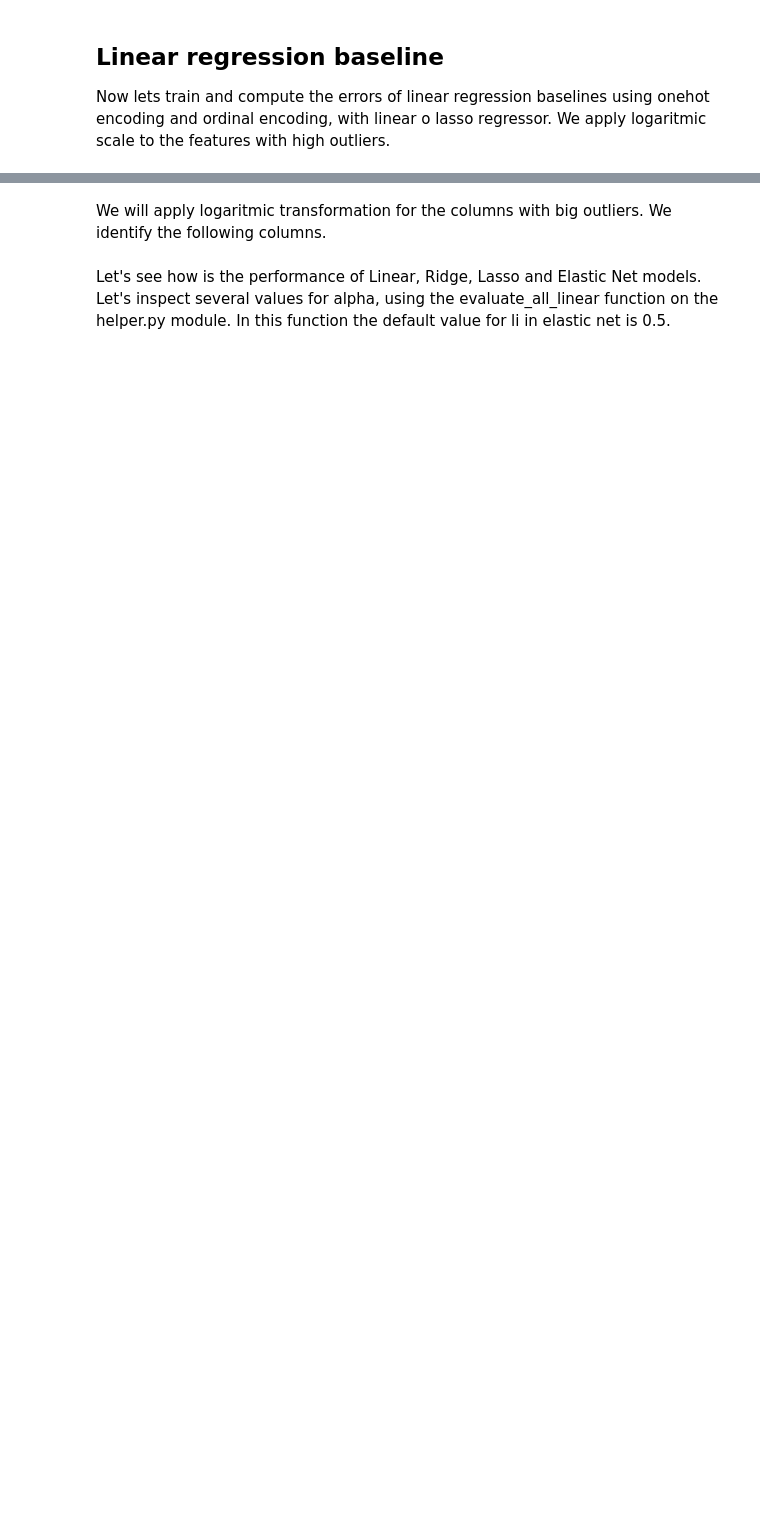
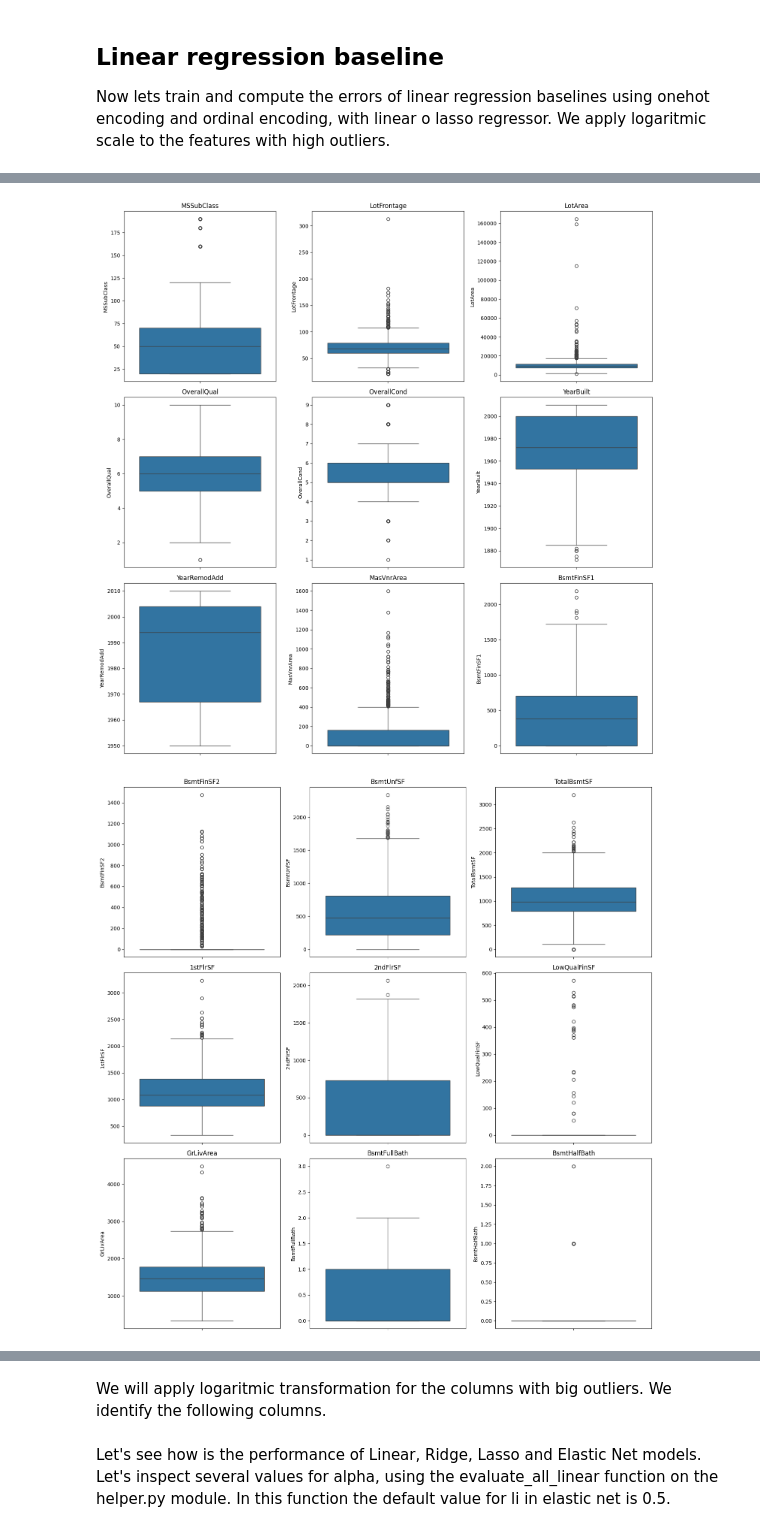
Before and after one commit to Jsrodrigue/House-Prices---Advanced-Regression-Techniques, a Jupyter notebook: notebooks/house_prices_model_selection.ipynb, the cells around one changed output, grey strips where cells are left out. Cells and saved outputs as stored; diff of their text form; code cells hidden in the pictures; blank space fills up the shorter version.

```diff
--- a/notebooks/house_prices_model_selection.ipynb
+++ b/notebooks/house_prices_model_selection.ipynb
@@ -471,0 +50,5 @@ for column in numeric_features_all:
+# %%
+hp.plot_boxplots(X)
+# %% [output]
+[figure, added]
+[figure, added]
```
Also changed, not shown: parts of 69 cells of this notebook, 1 other file.
